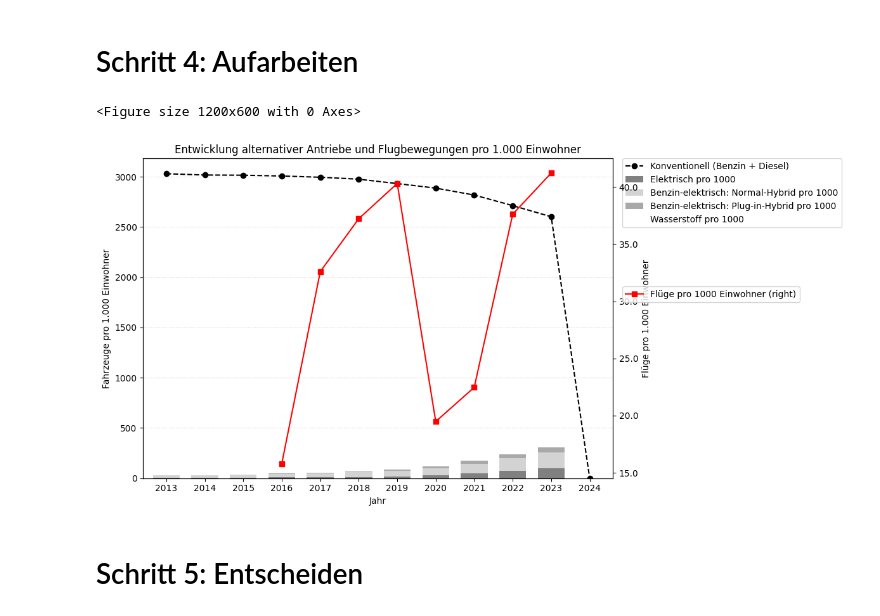
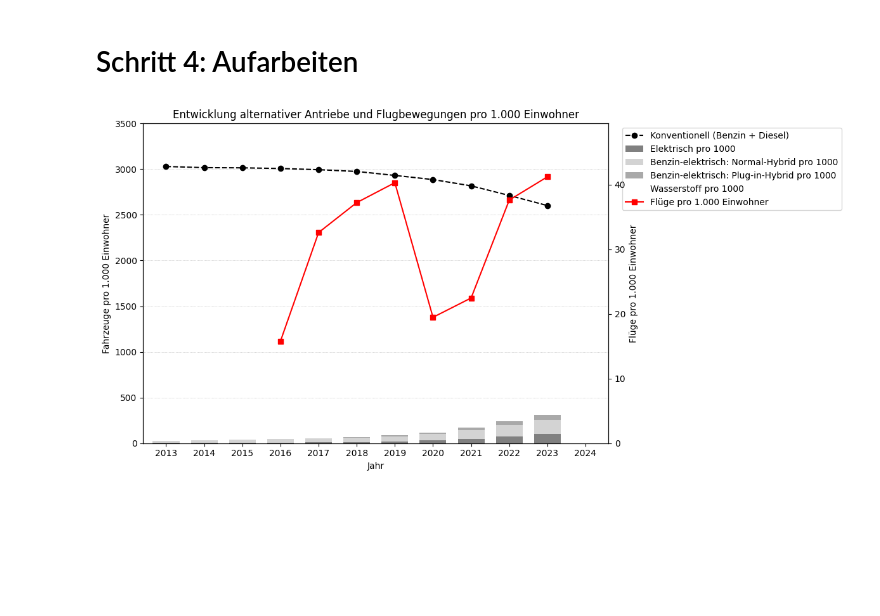
Before and after one commit to matwirabc/binaproject, a Jupyter notebook: bina_aggregate.ipynb, the cells around one changed output. Cells and saved outputs as stored; diff of their text form; code cells hidden in the pictures; blank space fills up the shorter version.

```diff
--- a/bina_aggregate.ipynb
+++ b/bina_aggregate.ipynb
@@ -412,65 +421,70 @@ df_ibcs = df_overall_normalized[[
     'Benzin pro 1000',
     'Diesel pro 1000',
     'Flüge gesamt pro 1000'
-]]
+]].copy()
 
 # Set year as index
 df_ibcs.set_index('year', inplace=True)
 
-# Alternative drives stacked as beams
-plt.figure(figsize=(12, 6))
-ax = df_ibcs[[
+# start plot
+fig, ax1 = plt.subplots(figsize=(12, 6))
+
+# Display alternative drives as stacked bars
+df_ibcs[[
     'Elektrisch pro 1000',
     'Benzin-elektrisch: Normal-Hybrid pro 1000',
     'Benzin-elektrisch: Plug-in-Hybrid pro 1000',
     'Wasserstoff pro 1000'
 ]].plot(
     kind='bar',
     stacked=True,
+    ax=ax1,
     color=['gray', 'lightgray', 'darkgray', 'white'],
-    width=0.7,
-    figsize=(12, 6)
+    width=0.7
 )
 
-# Conventional drives as a line
-df_ibcs[['Benzin pro 1000', 'Diesel pro 1000']].sum(axis=1).plot(
-    ax=ax,
+# Conventional drives (Benzin + Diesel) as a line
+(df_ibcs['Benzin pro 1000'] + df_ibcs['Diesel pro 1000']).plot(
+    ax=ax1,
     color='black',
     linestyle='--',
     marker='o',
     label='Konventionell (Benzin + Diesel)'
 )
 
-# Aircraft movements as secondary axis
+# Aircraft movements on secondary Y-axis
+ax2 = ax1.twinx()
 df_ibcs['Flüge gesamt pro 1000'].plot(
-    ax=ax,
+    ax=ax2,
     color='red',
     linestyle='-',
     marker='s',
-    label='Flüge pro 1000 Einwohner',
-    secondary_y=True
+    label='Flüge pro 1.000 Einwohner'
 )
 
-# Axis labels
-ax.set_title("Entwicklung alternativer Antriebe und Flugbewegungen pro 1.000 Einwohner", fontsize=12)
-ax.set_xlabel("Jahr")
-ax.set_ylabel("Fahrzeuge pro 1.000 Einwohner")
-ax.right_ax.set_ylabel("Flüge pro 1.000 Einwohner")
+# Axis title and formatting
+ax1.set_title("Entwicklung alternativer Antriebe und Flugbewegungen pro 1.000 Einwohner", fontsize=12)
+ax1.set_xlabel("Jahr")
+ax1.set_ylabel("Fahrzeuge pro 1.000 Einwohner")
+ax2.set_ylabel("Flüge pro 1.000 Einwohner")
+
+
+# Scaling of the axes
+ax1.set_ylim(0, 3500)
+ax2.set_ylim(0, df_ibcs['Flüge gesamt pro 1000'].max() * 1.2)
 
 # Format axes
-ax.yaxis.set_major_formatter(mticker.FormatStrFormatter('%.0f'))
-ax.right_ax.yaxis.set_major_formatter(mticker.FormatStrFormatter('%.1f'))
+ax1.yaxis.set_major_formatter(mticker.FormatStrFormatter('%.0f'))
+ax2.yaxis.set_major_formatter(mticker.FormatStrFormatter('%.0f'))
 
-# Place legends (outside)
-ax.legend(loc='upper left', bbox_to_anchor=(1.02, 1.0), borderaxespad=0)
-ax.right_ax.legend(loc='upper left', bbox_to_anchor=(1.02, 0.6), borderaxespad=0)
+# Combine legends
+lines1, labels1 = ax1.get_legend_handles_labels()
+lines2, labels2 = ax2.get_legend_handles_labels()
+ax1.legend(lines1 + lines2, labels1 + labels2, loc='upper left', bbox_to_anchor=(1.02, 1.0))
 
 # Grid lines and layout
-ax.grid(axis='y', linestyle=':', linewidth=0.5)
+ax1.grid(axis='y', linestyle=':', linewidth=0.5)
 plt.tight_layout()
 plt.show()
 # %% [output]
-<Figure size 1200x600 with 0 Axes>
-[figure, old version]
+[figure, new version]
-# %% [markdown]
-# Schritt 5: Entscheiden
```
Also changed, not shown: parts of 7 cells of this notebook.
